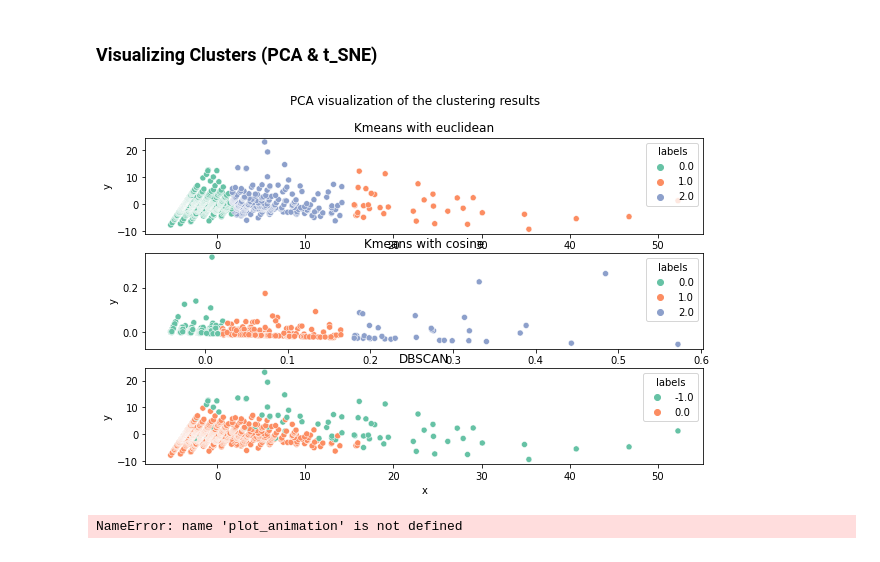
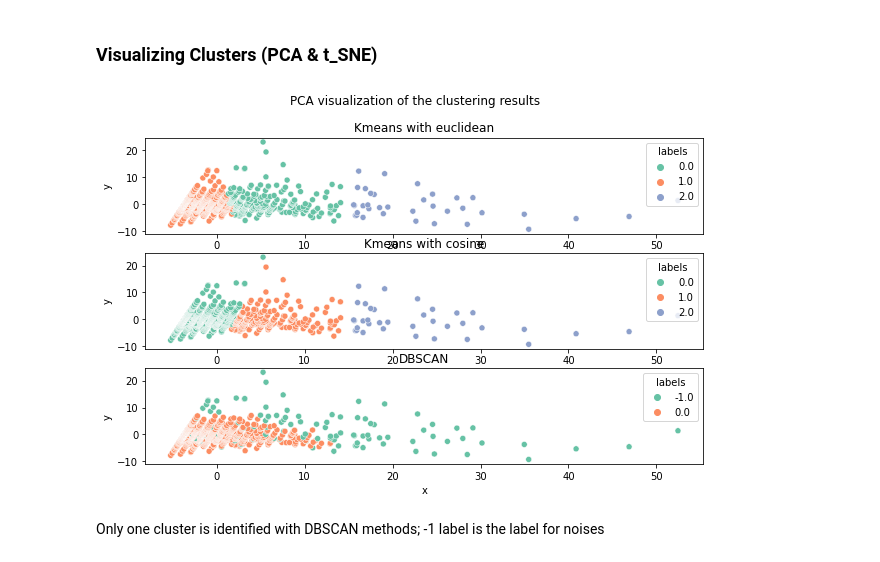
Before and after one commit to Phil-avi/coffee-quality-database, a Jupyter notebook: Exploratory Analysis.ipynb, the cells around one changed output. Saved outputs shown, nothing was run; the diff lists cells and outputs as text; code cells hidden in the pictures.

Commit message:
done with clustering and classificatiion

```diff
--- a/Exploratory Analysis.ipynb
+++ b/Exploratory Analysis.ipynb
@@ -78,5 +72,3 @@ dtype: float64
-# %%
-arabica_df.drop(['Lot_Number','Farm_Name','Mill','Producer','Altitude'],1,inplace=True)
 # %% [markdown]
 ### Impute Missing Values
 # %% [markdown]
@@ -98,6 +90,7 @@ arabica_df['Cupper_Points']=arabica_df['Cupper_Points'].fillna(arabica_df['Cuppe
 # %%
 # Prepare the data
 X = arabica_df.select_dtypes(exclude=['object'])
-X.drop('Number_of_Bags',1,inplace=True)
+X.drop(['Altitude','Number_of_Bags'],1,inplace=True)
+x_columns=X.columns
 X.isnull().sum()
 # %% [output]
@@ -177,7 +183,6 @@ plt.show()
 * b- mean nearest-cluster distance
 # %%
 from sklearn.metrics import silhouette_score
-from sklearn.cluster import DBSCAN
 
 # prepare models
 kmeans=KMeans(n_clusters=3).fit(X)
@@ -186,7 +191,7 @@ normalized_vectors=preprocessing.normalize(X)
 normalized_kmeans=KMeans(n_clusters=3).fit(normalized_vectors)
 
 min_samples=X.shape[1]+1
-dbscan=DBSCAN(eps=3.5,min_samples=min_samples).fit(X)
+dbscan=DBSCAN(eps=3,min_samples=min_samples).fit(X)
 
 print('kmeans: {}'.format(silhouette_score(X, kmeans.labels_,
                                            metric='euclidean')))
@@ -205,7 +210,7 @@ As can be seen above, DBSCAN > Cosine > kmeans. Cosine similarity works better d
 ### Visualizing Clusters (PCA & t_SNE)
 # %%
 from sklearn.decomposition import PCA
-def pca_prepare(n_components=2,df,labels):
+def pca_prepare(n_components,df,labels):
     pca=PCA(n_components=n_components)
     pca_data=pca.fit_transform(df)
     pca_data=np.vstack([pca_data.T,labels]).T
@@ -213,17 +218,19 @@ def pca_prepare(n_components=2,df,labels):
     return pca_df
 # %%
 pca_df_kmeans=pca_prepare(2,X,kmeans.labels_)
-pca_df_cosine_kmeans=pca_prepare(2,normalized_vectors,normalized_kmeans.labels_)
+pca_df_cosine_kmeans=pca_prepare(2,X,normalized_kmeans.labels_)
 pca_df_DBSCAN=pca_prepare(2,X,dbscan.labels_)
 
 fig,axes=plt.subplots(3,figsize=(10,6))
 sns.scatterplot(ax=axes[0],x=pca_df_kmeans.x, y=pca_df_kmeans.y,hue=pca_df_kmeans.labels, palette='Set2').set(title='Kmeans with euclidean')
 sns.scatterplot(ax=axes[1],x=pca_df_cosine_kmeans.x, y=pca_df_cosine_kmeans.y,hue=pca_df_cosine_kmeans.labels, palette='Set2').set(title='Kmeans with cosine')
 sns.scatterplot(ax=axes[2],x=pca_df_DBSCAN.x, y=pca_df_DBSCAN.y,hue=pca_df_DBSCAN.labels, palette='Set2').set(title='DBSCAN')
 
 fig.suptitle('PCA visualization of the clustering results')
 fig.show()
 # %% [output]
-[figure, old version]
+[figure, new version]
+# %% [markdown]
+Only one cluster is identified with DBSCAN methods; -1 label is the label for noises
 # %%
 from sklearn.manifold import TSNE
@@ -236,10 +240,0 @@ def tsne_prepare(n_components,df,labels):
-# %%
-tsne_3d_df_kmeans = tsne_prepare(3, X, kmeans.labels_)
-tsne_3d_df__cosine_kmeans = tsne_prepare(3, normalized_vectors,normalized_kmeans.labels_)
-tsne_3d_df_dbscan = tsne_prepare(3, X, dbscan.labels_)
-
-plot_animation(tsne_3d_df_kmeans, 'kmeans', 'kmeans')
-plot_animation(tsne_3d_df__cosine_kmeans, 'normalized_kmeans', 'normalized_kmeans')
-plot_animation(tsne_3d_df_dbscan, 'dbscan', 'dbscan')
-# %% [output]
-NameError: name 'plot_animation' is not defined
```
Also changed, not shown: parts of 24 cells of this notebook.
